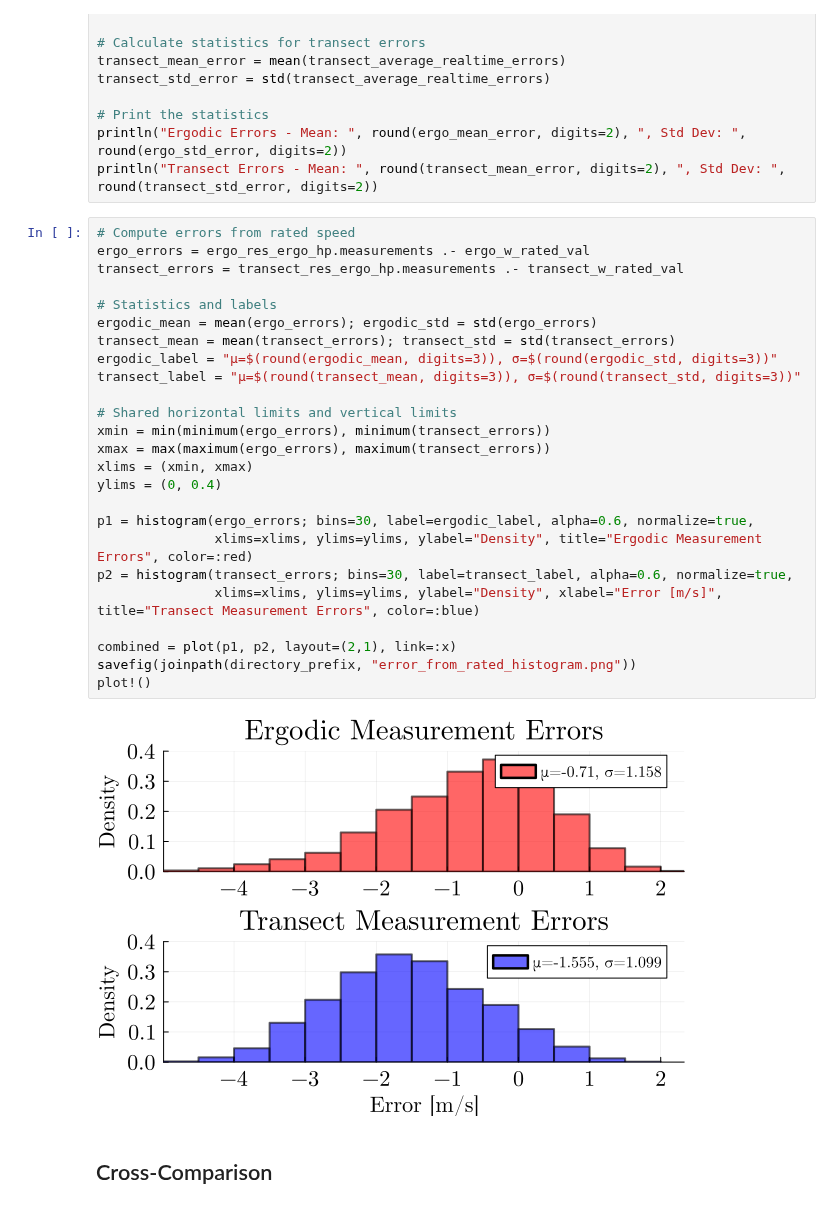
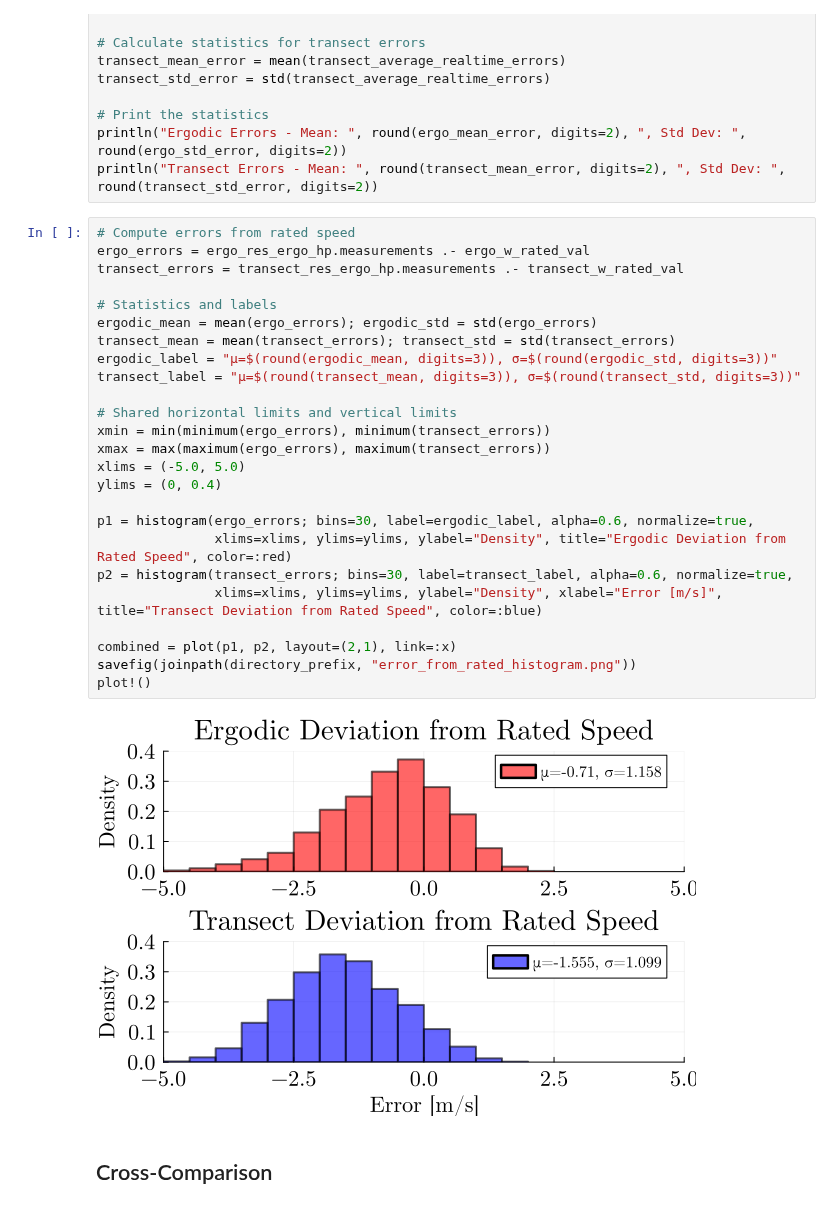
Before and after one commit to dasc-lab/adaptive-ocean-exploration-sim, a Jupyter notebook: notebooks/comp_processing.ipynb, the cells around one changed output. Cells and saved outputs as stored; diff of their text form.

Commit message:
updated title on histogram

```diff
--- a/notebooks/comp_processing.ipynb
+++ b/notebooks/comp_processing.ipynb
@@ -613,30 +613,30 @@ println("Transect Errors - Mean: ", round(transect_mean_error, digits=2), ", Std
 # %%
 # Compute errors from rated speed
 ergo_errors = ergo_res_ergo_hp.measurements .- ergo_w_rated_val
 transect_errors = transect_res_ergo_hp.measurements .- transect_w_rated_val
 
 # Statistics and labels
 ergodic_mean = mean(ergo_errors); ergodic_std = std(ergo_errors)
 transect_mean = mean(transect_errors); transect_std = std(transect_errors)
 ergodic_label = "μ=$(round(ergodic_mean, digits=3)), σ=$(round(ergodic_std, digits=3))"
 transect_label = "μ=$(round(transect_mean, digits=3)), σ=$(round(transect_std, digits=3))"
 
 # Shared horizontal limits and vertical limits
 xmin = min(minimum(ergo_errors), minimum(transect_errors))
 xmax = max(maximum(ergo_errors), maximum(transect_errors))
-xlims = (xmin, xmax)
+xlims = (-5.0, 5.0)
 ylims = (0, 0.4)
 
 p1 = histogram(ergo_errors; bins=30, label=ergodic_label, alpha=0.6, normalize=true,
-               xlims=xlims, ylims=ylims, ylabel="Density", title="Ergodic Measurement Errors", color=:red)
+               xlims=xlims, ylims=ylims, ylabel="Density", title="Ergodic Deviation from Rated Speed", color=:red)
 p2 = histogram(transect_errors; bins=30, label=transect_label, alpha=0.6, normalize=true,
-               xlims=xlims, ylims=ylims, ylabel="Density", xlabel="Error [m/s]", title="Transect Measurement Errors", color=:blue)
+               xlims=xlims, ylims=ylims, ylabel="Density", xlabel="Error [m/s]", title="Transect Deviation from Rated Speed", color=:blue)
 
 combined = plot(p1, p2, layout=(2,1), link=:x)
 savefig(joinpath(directory_prefix, "error_from_rated_histogram.png"))
 plot!()
 # %% [output]
-[figure, old version]
+[figure, new version]
 # %% [markdown]
 ## Cross-Comparison
 # %%
```
Also changed, not shown: 1 other file.
